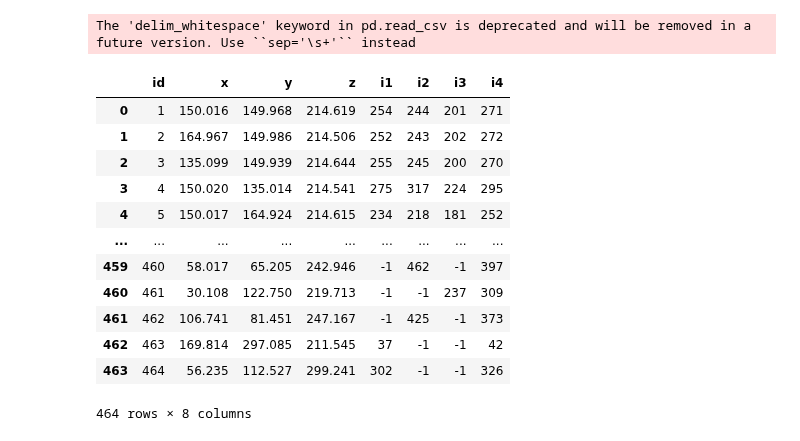
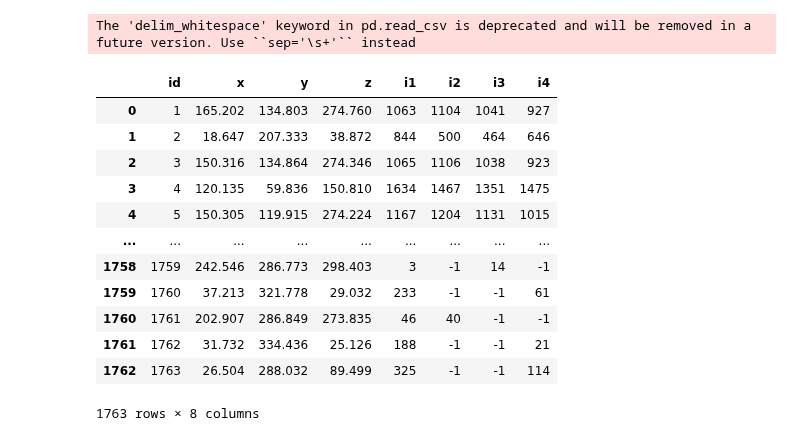
Before and after one commit to OpenPTV/proPTV_OpenPTV_MyPTV_comparison, a Jupyter notebook: OpenPTV_LineOfSight/visualize_each_plane.ipynb, the cells around one changed output. Drawn from its saved outputs; the diff is of its cells as text; code cells hidden in the pictures.

```diff
--- a/OpenPTV_LineOfSight/visualize_each_plane.ipynb
+++ b/OpenPTV_LineOfSight/visualize_each_plane.ipynb
@@ -2,20 +2,20 @@
 import pandas as pd
 import plotly.express as px
 # %%
-xyz = pd.read_csv('/home/user/Dropbox/Open_Pro_My_PTV/rbc300/alex_calibration/res/rt_is.123456789',delim_whitespace=True,skiprows=1,names=['id','x','y','z','i1','i2','i3','i4'])
+xyz = pd.read_csv('/home/user/Downloads/rbc300/res/rt_is.123456789',delim_whitespace=True,skiprows=1,names=['id','x','y','z','i1','i2','i3','i4'])
 xyz
 # %% [output]
 The 'delim_whitespace' keyword in pd.read_csv is deprecated and will be removed in a future version. Use ``sep='\s+'`` instead
 |  | id | x | y | z | i1 | i2 | i3 | i4 |
-| 0 | 1 | 150.016 | 149.968 | 214.619 | 254 | 244 | 201 | 271 |
-| 1 | 2 | 164.967 | 149.986 | 214.506 | 252 | 243 | 202 | 272 |
-| 2 | 3 | 135.099 | 149.939 | 214.644 | 255 | 245 | 200 | 270 |
-| 3 | 4 | 150.020 | 135.014 | 214.541 | 275 | 317 | 224 | 295 |
-| 4 | 5 | 150.017 | 164.924 | 214.615 | 234 | 218 | 181 | 252 |
+| 0 | 1 | 165.202 | 134.803 | 274.760 | 1063 | 1104 | 1041 | 927 |
+| 1 | 2 | 18.647 | 207.333 | 38.872 | 844 | 500 | 464 | 646 |
+| 2 | 3 | 150.316 | 134.864 | 274.346 | 1065 | 1106 | 1038 | 923 |
+| 3 | 4 | 120.135 | 59.836 | 150.810 | 1634 | 1467 | 1351 | 1475 |
+| 4 | 5 | 150.305 | 119.915 | 274.224 | 1167 | 1204 | 1131 | 1015 |
 | ... | ... | ... | ... | ... | ... | ... | ... | ... |
-| 459 | 460 | 58.017 | 65.205 | 242.946 | -1 | 462 | -1 | 397 |
-| 460 | 461 | 30.108 | 122.750 | 219.713 | -1 | -1 | 237 | 309 |
-| 461 | 462 | 106.741 | 81.451 | 247.167 | -1 | 425 | -1 | 373 |
-| 462 | 463 | 169.814 | 297.085 | 211.545 | 37 | -1 | -1 | 42 |
-| 463 | 464 | 56.235 | 112.527 | 299.241 | 302 | -1 | -1 | 326 |
+| 1758 | 1759 | 242.546 | 286.773 | 298.403 | 3 | -1 | 14 | -1 |
+| 1759 | 1760 | 37.213 | 321.778 | 29.032 | 233 | -1 | -1 | 61 |
+| 1760 | 1761 | 202.907 | 286.849 | 273.835 | 46 | 40 | -1 | -1 |
+| 1761 | 1762 | 31.732 | 334.436 | 25.126 | 188 | -1 | -1 | 21 |
+| 1762 | 1763 | 26.504 | 288.032 | 89.499 | 325 | -1 | -1 | 114 |
-464 rows × 8 columns
+1763 rows × 8 columns
```
Also changed, not shown: parts of 2 cells of this notebook, 1 other file.
